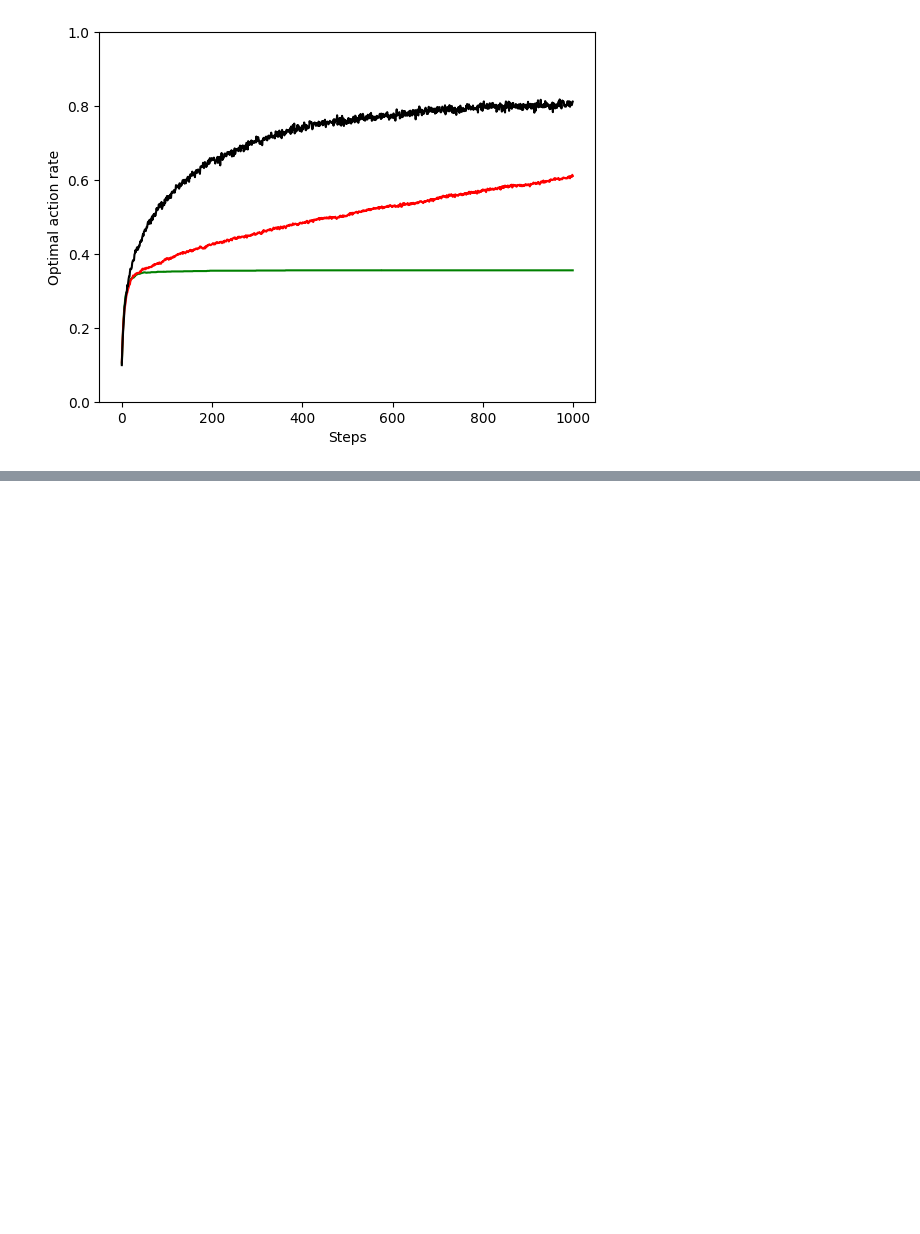
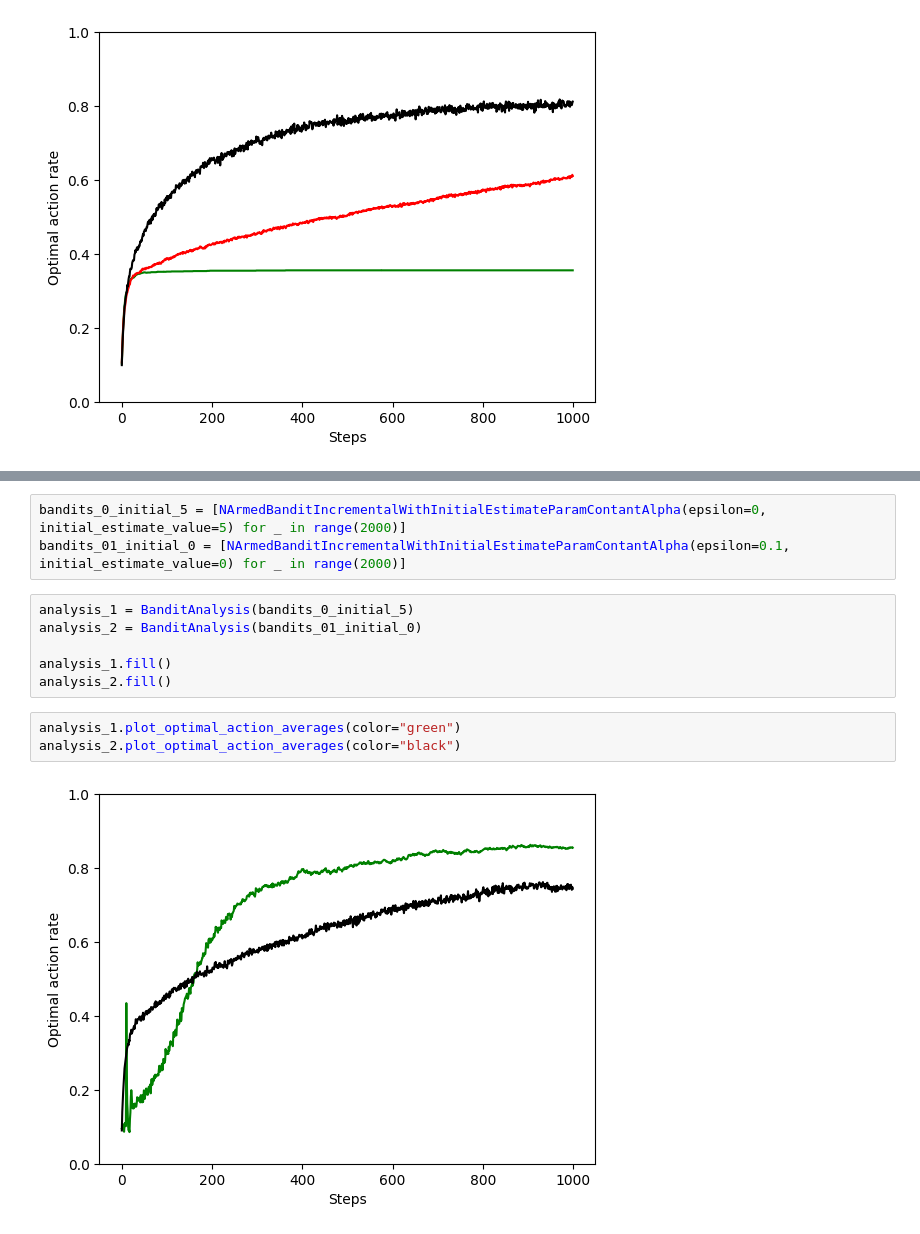
Before and after one commit to mattiasgullstrand/sutton_barto, a Jupyter notebook: 10-armed_testbed.ipynb, the cells around one changed output, grey strips where cells are left out. Saved outputs shown, nothing was run; the diff lists cells and outputs as text; blank space fills up the shorter version.

Commit message:
Optimistic Initial Values

```diff
--- a/10-armed_testbed.ipynb
+++ b/10-armed_testbed.ipynb
@@ -218,0 +264,14 @@ bandit_analysis_01.plot_optimal_action_averages(color="black")
+# %%
+bandits_0_initial_5 = [NArmedBanditIncrementalWithInitialEstimateParamContantAlpha(epsilon=0, initial_estimate_value=5) for _ in range(2000)]
+bandits_01_initial_0 = [NArmedBanditIncrementalWithInitialEstimateParamContantAlpha(epsilon=0.1, initial_estimate_value=0) for _ in range(2000)]
+# %%
+analysis_1 = BanditAnalysis(bandits_0_initial_5)
+analysis_2 = BanditAnalysis(bandits_01_initial_0)
+
+analysis_1.fill()
+analysis_2.fill()
+# %%
+analysis_1.plot_optimal_action_averages(color="green")
+analysis_2.plot_optimal_action_averages(color="black")
+# %% [output]
+[figure, added]
```
Also changed, not shown: parts of 4 cells of this notebook.
